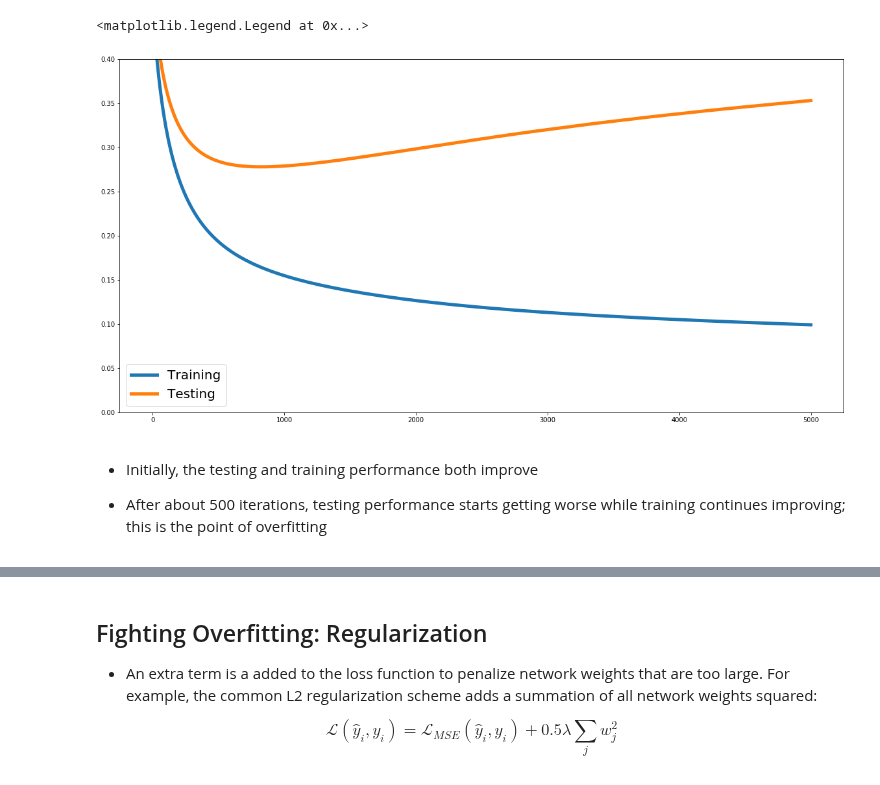
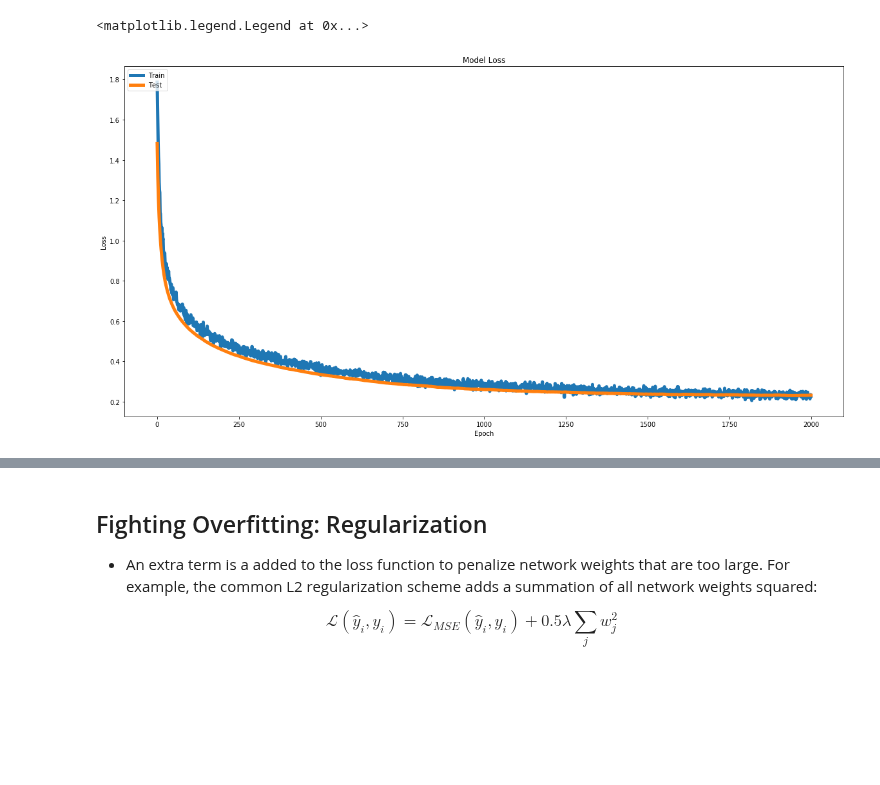
Before and after one commit to KISRDevelopment/nn_course, a Jupyter notebook: generalization.ipynb, the cells around one changed output, grey strips where cells are left out. Cells and saved outputs as stored; diff of their text form; code cells hidden in the pictures; blank space fills up the shorter version.

```diff
--- a/generalization.ipynb
+++ b/generalization.ipynb
@@ -100,0 +47,7 @@ for i in range(N):
+# %%
+# read and shuffle data from our binary classification example
+data = np.load('data/multiclass_classification_hard.npz')
+X, y = data['X'], data['y']
+ix = rng.permutation(X.shape[0])
+X = X[ix, :]
+y = keras.utils.to_categorical(y[ix, :])
@@ -100,0 +122,12 @@ for i in range(N):
+# %%
+# number of hidden units
+n_hidden = 30
+dropout_p = 0.5
+
+input_node = layers.Input(shape=(X.shape[1],))
+hidden_layer = layers.Dense(n_hidden, activation='tanh')(input_node)
+hidden_layer = layers.Dropout(rate=dropout_p)(hidden_layer)
+output_node = layers.Dense(y.shape[1], activation='softmax')(hidden_layer)
+model = keras.models.Model(inputs=input_node, outputs=output_node)
+model.compile('sgd', 'categorical_crossentropy', metrics=['acc'])
+print(model.summary())
@@ -101,13 +152,14 @@ for i in range(N):
+# %%
+# train the model
+h = model.fit(x = X, y=y, verbose=False, validation_split=0.2, epochs=2000, batch_size=100)
 # %%
 f, ax = plt.subplots(1, 1, figsize=(20, 10))
-ax.plot(np.arange(N), train_xe, label='Training', linewidth=5)
-ax.plot(np.arange(N), test_xe, label='Testing', linewidth=5)
-ax.set_ylim([0, 0.4])
-ax.legend(fontsize=20)
+ax.plot(h.history['loss'], linewidth=5)
+ax.plot(h.history['val_loss'], linewidth=5)
+ax.set_title('Model Loss')
+ax.set_ylabel('Loss')
+ax.set_xlabel('Epoch')
+ax.legend(['Train', 'Test'], loc='upper left')
 # %% [output]
 <matplotlib.legend.Legend at 0x...>
-[figure, old version]
+[figure, new version]
-# %% [markdown]
-* Initially, the testing and training performance both improve
-
-* After about 500 iterations, testing performance starts getting worse while training continues improving; this is the point of overfitting
```
Also changed, not shown: parts of 30 cells of this notebook, 4 other files.
